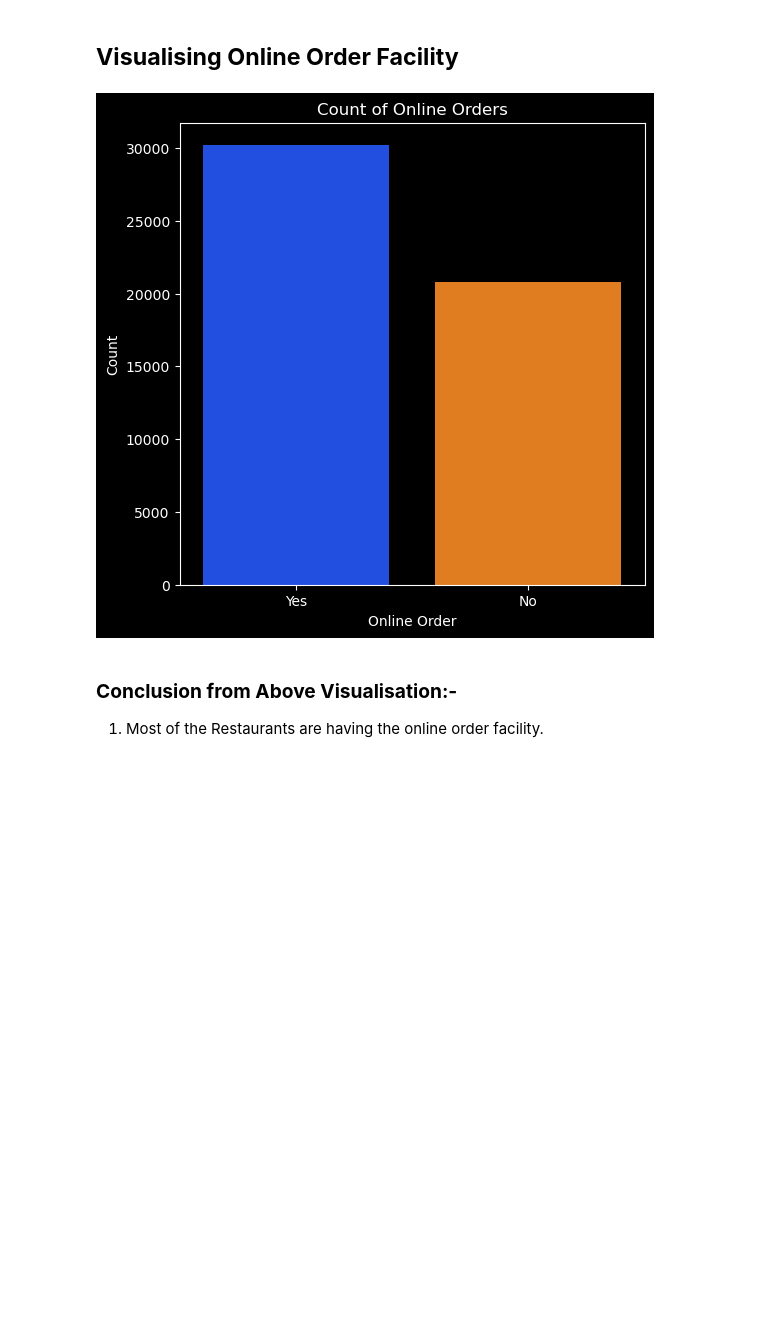
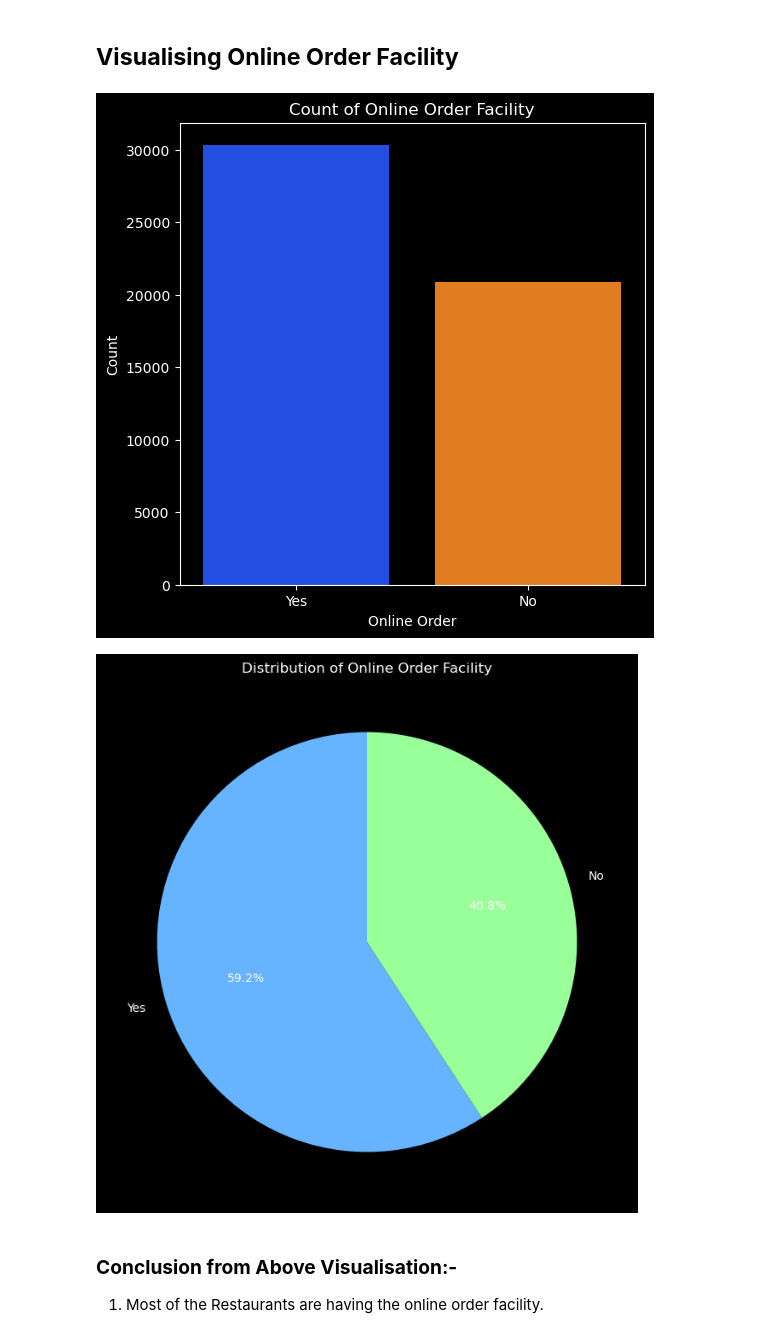
Before and after one commit to KaranAyush/Bangalore_Food_Spectrum, a Jupyter notebook: EDA_OF_Bangalore_Restaurants.ipynb, the cells around one changed output. Cells and saved outputs as stored; diff of their text form; code cells hidden in the pictures; blank space fills up the shorter version.

```diff
--- a/EDA_OF_Bangalore_Restaurants.ipynb
+++ b/EDA_OF_Bangalore_Restaurants.ipynb
@@ -139,6 +139,9 @@ df.drop_duplicates(inplace=True)
 df.shape
 # %% [output]
 (51609, 11)
+# %%
+
+df.drop(columns=['rest_type'], inplace=True, axis = 1)
 # %% [markdown]
 ## Cleaning Rate Column
 # %%
@@ -400,9 +346,0 @@ Name: count, Length: 85, dtype: int64
-# %%
-def handle_rest_type(value):
-  if (value in rest_types_lessthan1000):
-    return 'others'
-  else :
-    return value
-
-df['rest_type'] = df['rest_type'].apply(handle_rest_type)
-df['rest_type'].value_counts()
@@ -583,12 +524,19 @@ plt.show()
 # %%
 plt.figure(figsize=(6, 6))
 sns.countplot(x='online_order', data=df, palette='bright')
 plt.xlabel('Online Order')
 plt.ylabel('Count')
-plt.title('Count of Online Orders')
+plt.title('Count of Online Order Facility')
 plt.show()
+
+plt.figure(figsize=(8, 8))
+df['online_order'].value_counts().plot.pie(autopct='%1.1f%%', startangle=90, colors=['#66b3ff','#99ff99'])
+plt.title('Distribution of Online Order Facility')
+plt.ylabel('')
+plt.show()
 # %% [output]
-[figure, old version]
+[figure, new version]
+[figure, added]
 # %% [markdown]
 ### **Conclusion from Above Visualisation:-**
 1.  Most of the Restaurants are having the online order facility.
```
Also changed, not shown: parts of 47 cells of this notebook.
